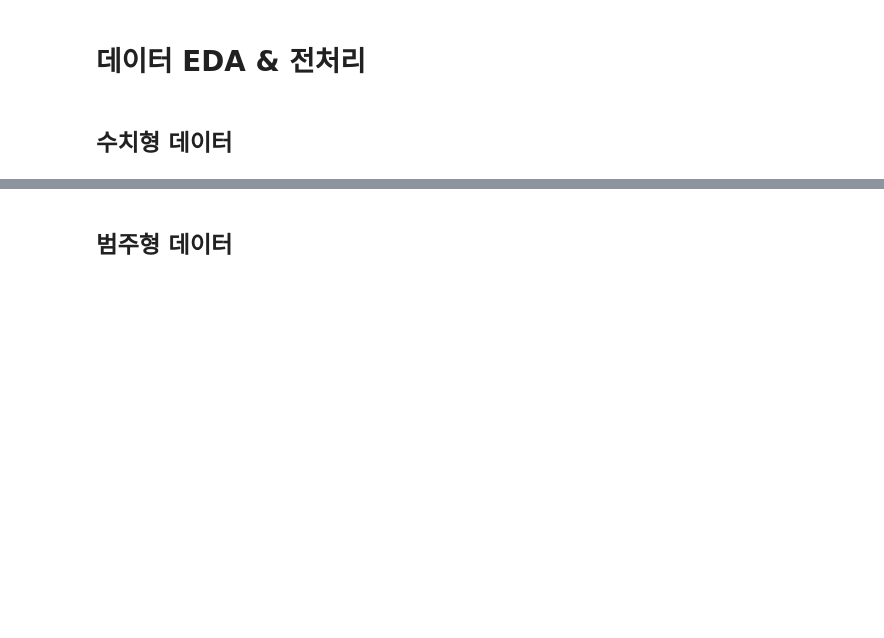
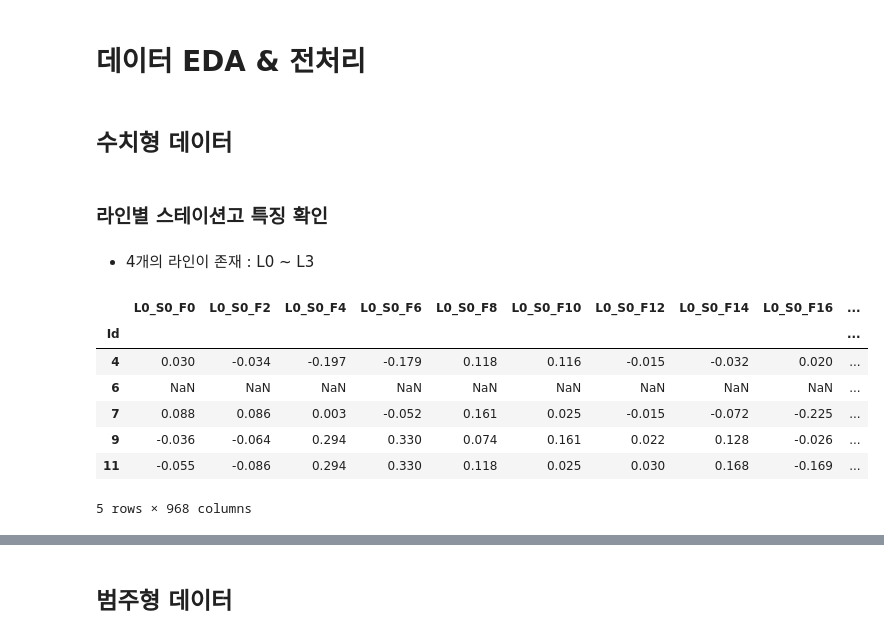
Before and after one commit to seonydg/ml-classification-Bosch-Production-Line-Performance, a Jupyter notebook: Bosch Production Line Performance.ipynb, the cells around one changed output, grey strips where cells are left out. Cells and saved outputs as stored; diff of their text form; code cells hidden in the pictures; blank space fills up the shorter version.

Commit message:
feat : numeric data preprocessing-1

```diff
--- a/Bosch Production Line Performance.ipynb
+++ b/Bosch Production Line Performance.ipynb
@@ -56,3 +56,25 @@ categorical.head()
 # 데이터 EDA & 전처리
 # %% [markdown]
 ## 수치형 데이터
+# %%
+df = numeric.copy()
+# %%
+df.set_index('Id', inplace=True)
+
+X = df.drop('Response', axis=1)
+Y = df['Response']
+# %% [markdown]
+### 라인별 스테이션고 특징 확인
+# %% [markdown]
+- 4개의 라인이 존재 : L0 ~ L3
+# %%
+X.head()
+# %% [output]
+|  | L0_S0_F0 | L0_S0_F2 | L0_S0_F4 | L0_S0_F6 | L0_S0_F8 | L0_S0_F10 | L0_S0_F12 | L0_S0_F14 | L0_S0_F16 | ... |
+| Id |  |  |  |  |  |  |  |  |  | ... |
+| 4 | 0.030 | -0.034 | -0.197 | -0.179 | 0.118 | 0.116 | -0.015 | -0.032 | 0.020 | ... |
+| 6 | NaN | NaN | NaN | NaN | NaN | NaN | NaN | NaN | NaN | ... |
+| 7 | 0.088 | 0.086 | 0.003 | -0.052 | 0.161 | 0.025 | -0.015 | -0.072 | -0.225 | ... |
+| 9 | -0.036 | -0.064 | 0.294 | 0.330 | 0.074 | 0.161 | 0.022 | 0.128 | -0.026 | ... |
+| 11 | -0.055 | -0.086 | 0.294 | 0.330 | 0.118 | 0.025 | 0.030 | 0.168 | -0.169 | ... |
+5 rows × 968 columns
```
Also changed, not shown: parts of 13 cells of this notebook.
